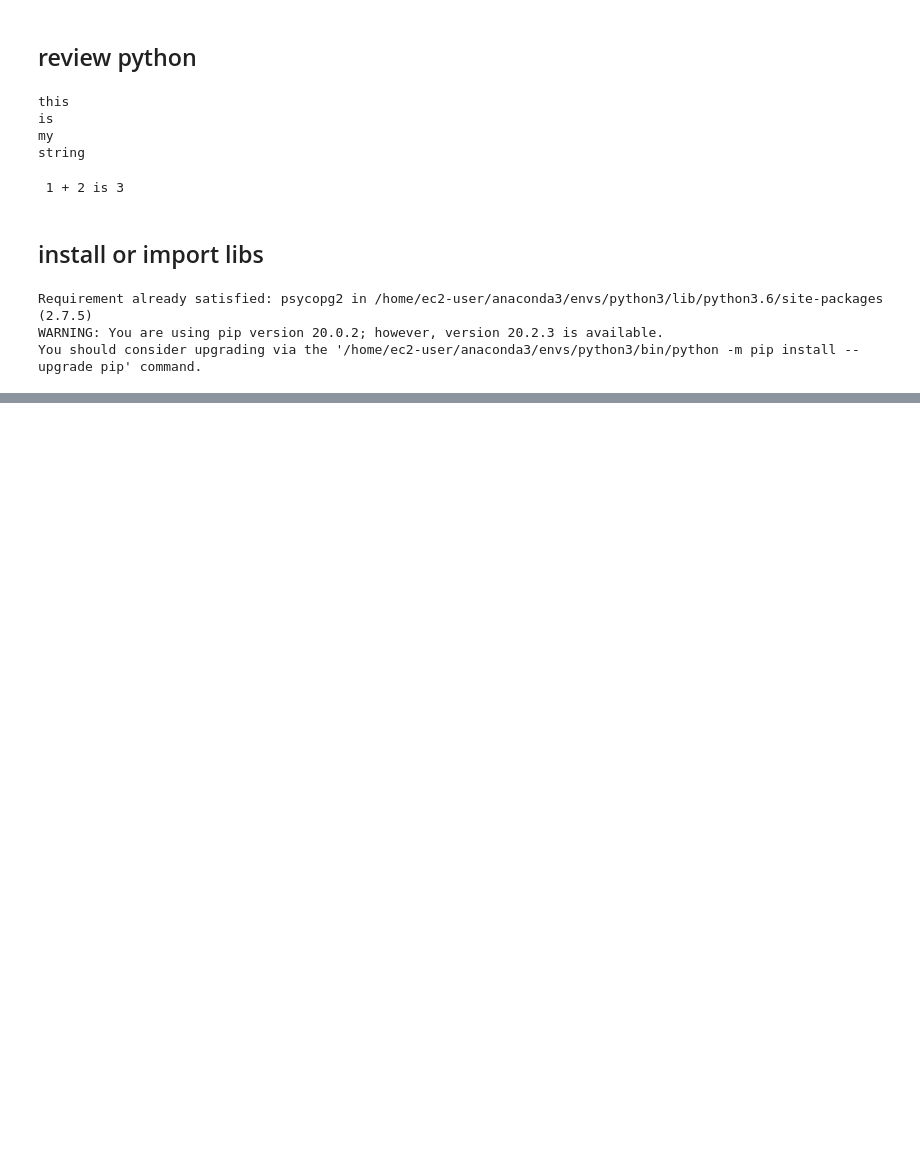
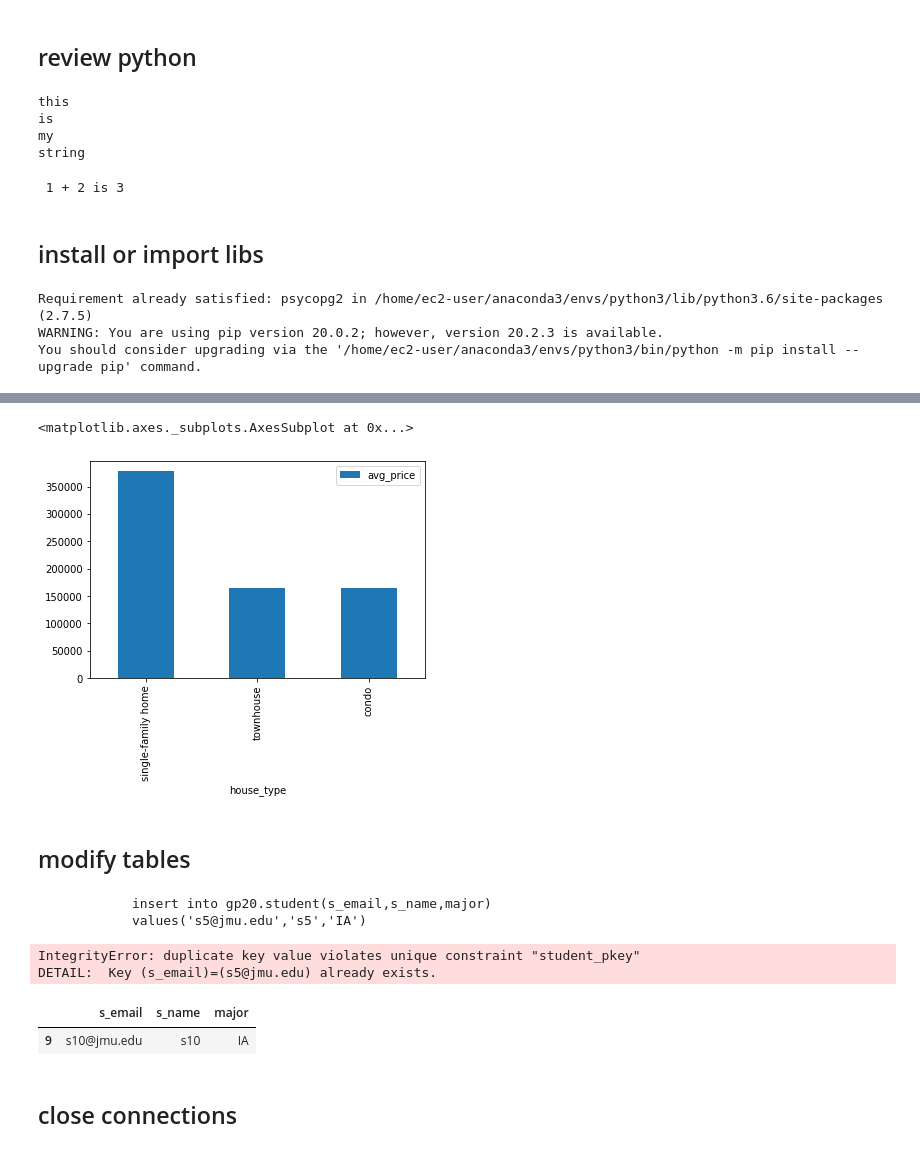
Before and after one commit to mermaid2352/ia340, a Jupyter notebook: lec4.ipynb, the cells around one changed output, grey strips where cells are left out. Cells and saved outputs as stored; diff of their text form; code cells hidden in the pictures; blank space fills up the shorter version.

```diff
--- a/lec4.ipynb
+++ b/lec4.ipynb
@@ -30,0 +130,32 @@ import psycopg2
+# %%
+sql_avg_price_house_type = """
+                            select house_type,
+                            avg(price) as avg_price
+                            from public.house_price
+                            group by house_type
+                            order by avg_price desc
+                            """
+# %%
+df = pandas.read_sql_query(sql_avg_price_house_type,conn)
+
+df.plot.bar(y='avg_price',x='house_type')
+# %% [output]
+<matplotlib.axes._subplots.AxesSubplot at 0x...>
+[figure, added]
+# %% [markdown]
+## modify tables
+# %%
+sql_insert = """
+            insert into gp20.student(s_email,s_name,major)
+            values('{}','{}','{}')
+            """.format('s5@jmu.edu','s5','IA')
+
+print(sql_insert)
+# %% [output]
+            insert into gp20.student(s_email,s_name,major)
+            values('s5@jmu.edu','s5','IA')
+# %%
+cur.execute(sql_insert)
+# %% [output]
+IntegrityError: duplicate key value violates unique constraint "student_pkey"
+DETAIL:  Key (s_email)=(s5@jmu.edu) already exists.
@@ -30,0 +164,7 @@ import psycopg2
+# %%
+df=pandas.read_sql_query('select * from gp20.student',conn)
+
+df[-1:]
+# %% [output]
+|  | s_email | s_name | major |
+| 9 | s10@jmu.edu | s10 | IA |
@@ -30,0 +175,2 @@ import psycopg2
+# %% [markdown]
+## close connections
```
Also changed, not shown: parts of 21 cells of this notebook.
